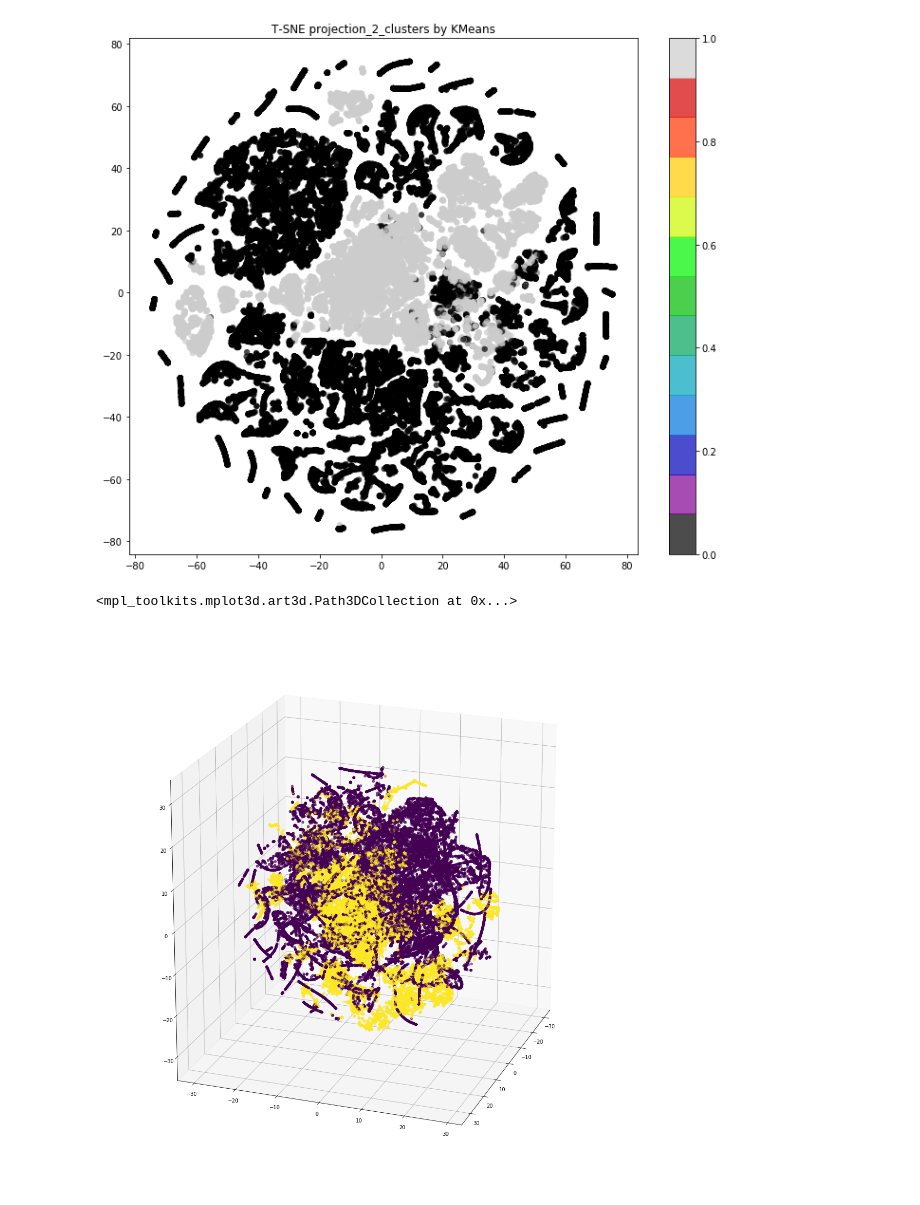
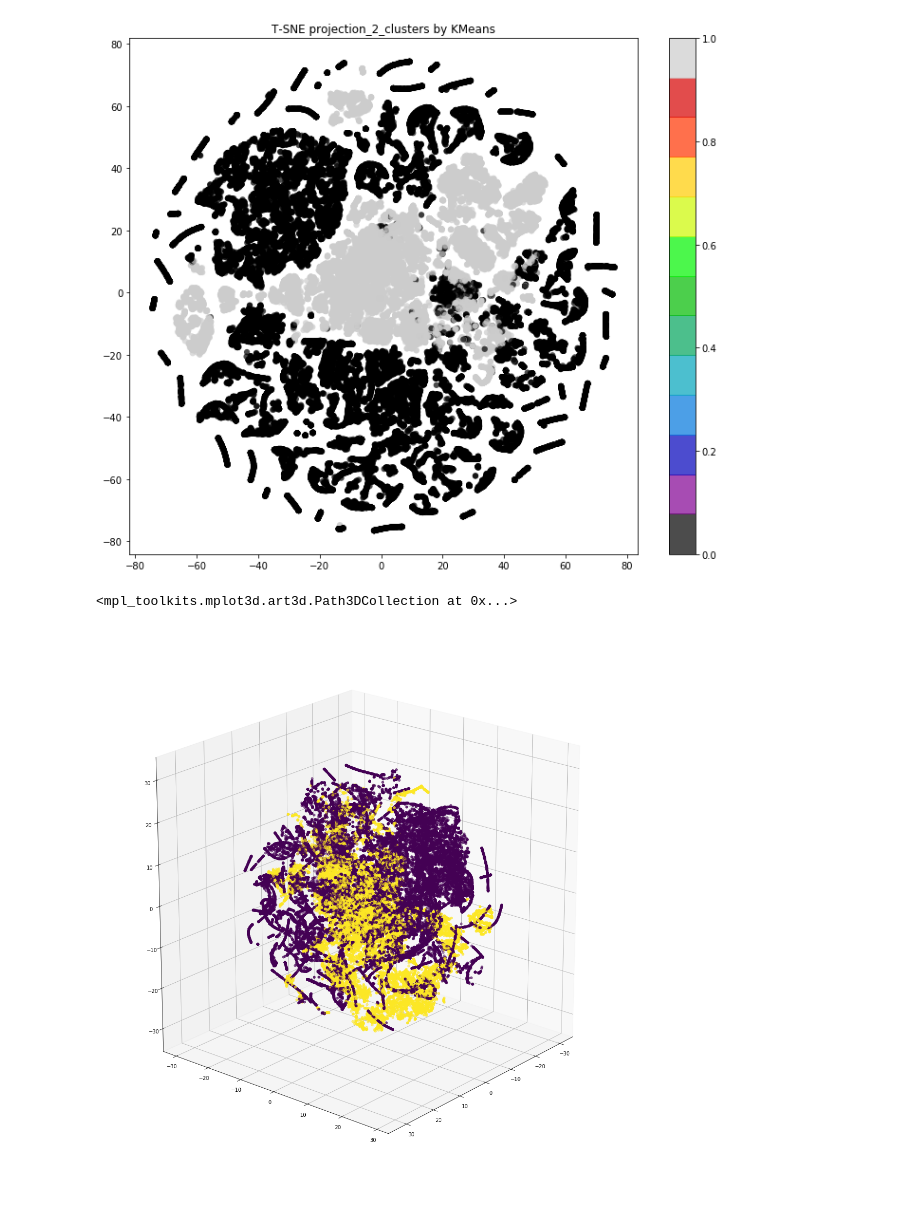
Before and after one commit to BassKot/AF, a Jupyter notebook: Test.ipynb, the cells around one changed output. Saved outputs shown, nothing was run; the diff lists cells and outputs as text; code cells hidden in the pictures.

```diff
--- a/Test.ipynb
+++ b/Test.ipynb
@@ -27,5 +31,6 @@ data.shape
 # %%
 data.replace('-',0, inplace=True)
+data.replace('0',0,inplace=True)
 data.head(10)
 # %% [output]
 |  | 0 | 1 | 2 | 3 | 4 | 5 | 6 | 7 | 8 | 9 | ... | ... |
@@ -247,10 +248,10 @@ Text(0.5, 1.0, 'T-SNE projection_2_clusters by KMeans')
 # %%
 fig = plt.figure(1, figsize=(15, 15))
 plt.clf()
-ax = Axes3D(fig, rect=[0, 0, .95, 1], elev=20, azim=20)
+ax = Axes3D(fig, rect=[0, 0, .95, 1], elev=20, azim=40)
 
 plt.cla()
 ax.scatter(X_t3[:, 0], X_t3[:, 1], X_t3[:, 2],c=y)
 # %% [output]
 <mpl_toolkits.mplot3d.art3d.Path3DCollection at 0x...>
-[figure, old version]
+[figure, new version]
```
Also changed, not shown: parts of 31 cells of this notebook.
